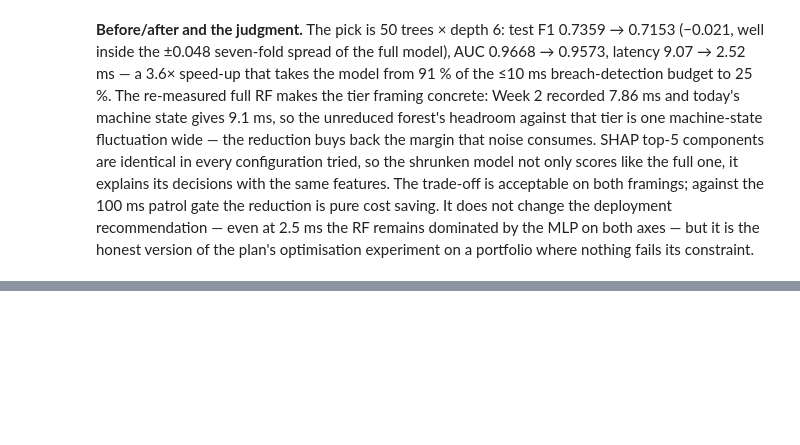
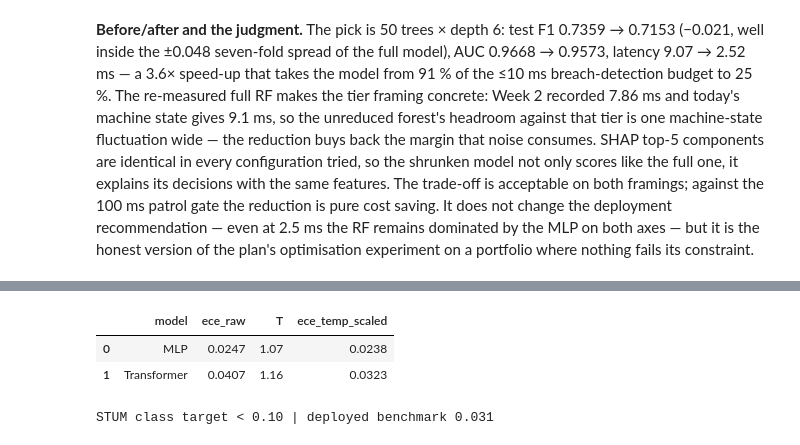
Before and after one commit to LHY3015/hongyu-ingen-ml-analyst, a Jupyter notebook: notebooks/W07_Pareto_and_Optimisation.ipynb, the cells around one changed output, grey strips where cells are left out. Cells and saved outputs as stored; diff of their text form; code cells hidden in the pictures; blank space fills up the shorter version.

Commit message:
W7: STUM calibration measurement (ECE + temperature scaling), readiness update

```diff
--- a/notebooks/W07_Pareto_and_Optimisation.ipynb
+++ b/notebooks/W07_Pareto_and_Optimisation.ipynb
@@ -372,0 +384,54 @@ nothing fails its constraint.
+# %%
+from shared_modules.refit import predict_proba, DEVICE
+from shared_modules.refit import _rover_tabular as _rt, _rover_windows as _rw
+
+
+def ece(y, p, bins=10):
+    edges = np.linspace(0, 1, bins + 1)
+    e = 0.0
+    for i in range(bins):
+        m = (p > edges[i]) & (p <= edges[i + 1])
+        if m.sum():
+            e += m.sum() / len(y) * abs(y[m].mean() - p[m].mean())
+    return e
+
+
+def temp_scale(logits_va, y_va, logits_te):
+    T = torch.ones(1, requires_grad=True)
+    opt = torch.optim.LBFGS([T], lr=0.1, max_iter=100)
+    lossf = torch.nn.CrossEntropyLoss()
+    yv = torch.tensor(y_va)
+
+    def closure():
+        opt.zero_grad()
+        loss = lossf(logits_va / T.clamp(min=1e-3), yv)
+        loss.backward()
+        return loss
+
+    opt.step(closure)
+    Td = T.detach().clamp(min=1e-3)
+    return float(Td), torch.softmax(logits_te / Td, 1)[:, 1].numpy()
+
+
+d = _rt(); w = _rw()
+mlp = load_model('rover', 'mlp')['model']
+trf = load_model('rover', 'transformer')['model']
+rows = []
+with torch.no_grad():
+    for name, model, Xv, Xt, yv, yt in [
+            ('MLP', mlp, d['X_va'], d['X_te'], d['y_va'], d['y_te']),
+            ('Transformer', trf, w['seq']['val'], w['seq']['test'], w['y']['val'], w['y']['test'])]:
+        lg_va = model(torch.tensor(Xv, device=DEVICE)).cpu()
+        lg_te = model(torch.tensor(Xt, device=DEVICE)).cpu()
+        p_raw = torch.softmax(lg_te, 1)[:, 1].numpy()
+        T, p_cal = temp_scale(lg_va, yv, lg_te)
+        rows.append(dict(model=name, ece_raw=round(ece(yt, p_raw), 4), T=round(T, 2),
+                         ece_temp_scaled=round(ece(yt, p_cal), 4)))
+cal = pd.DataFrame(rows)
+display(cal)
+print('STUM class target < 0.10 | deployed benchmark 0.031')
+# %% [output]
+|  | model | ece_raw | T | ece_temp_scaled |
+| 0 | MLP | 0.0247 | 1.07 | 0.0238 |
+| 1 | Transformer | 0.0407 | 1.16 | 0.0323 |
+STUM class target < 0.10 | deployed benchmark 0.031
```
Also changed, not shown: parts of 6 cells of this notebook, 2 other files.
